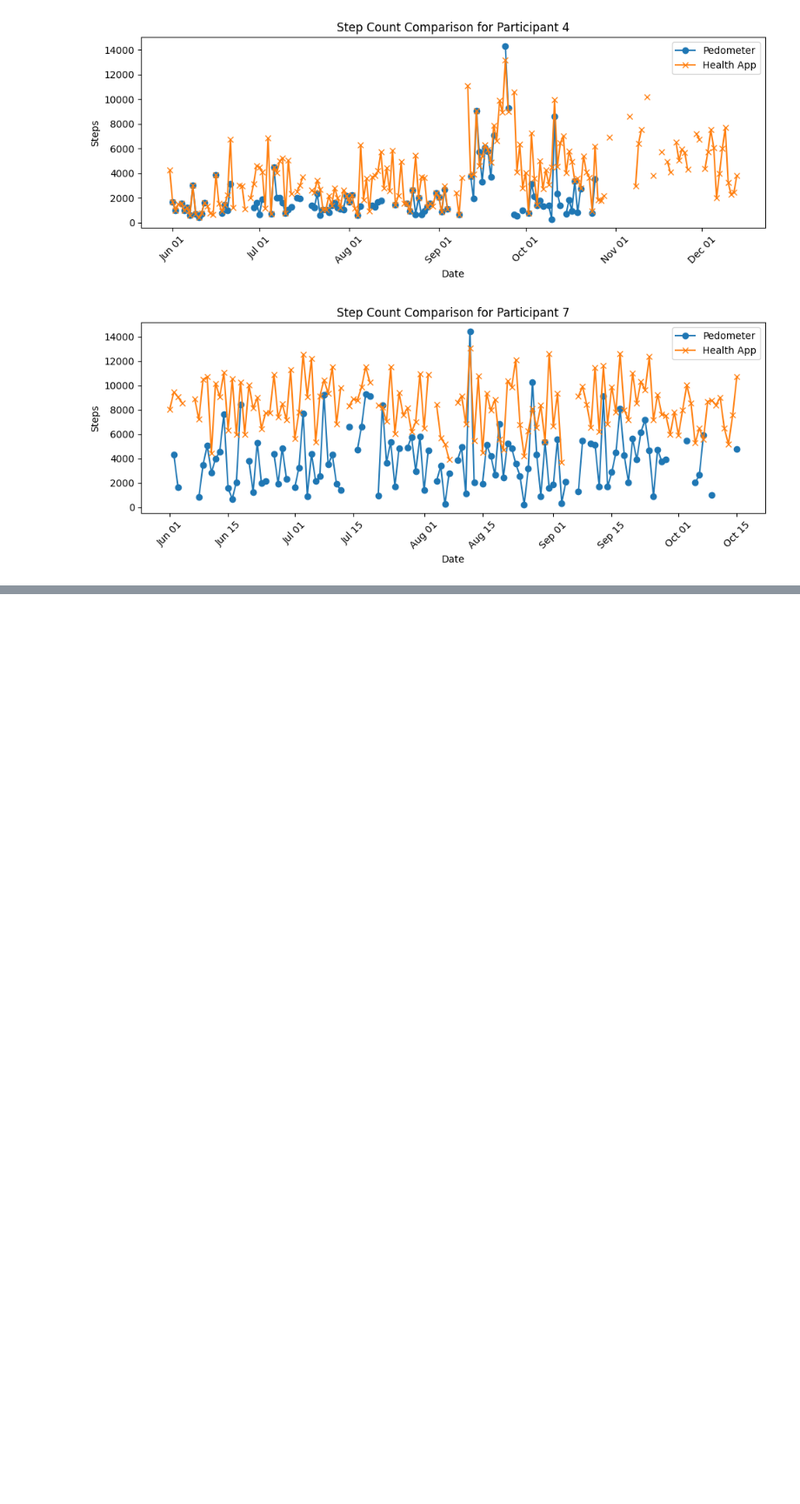
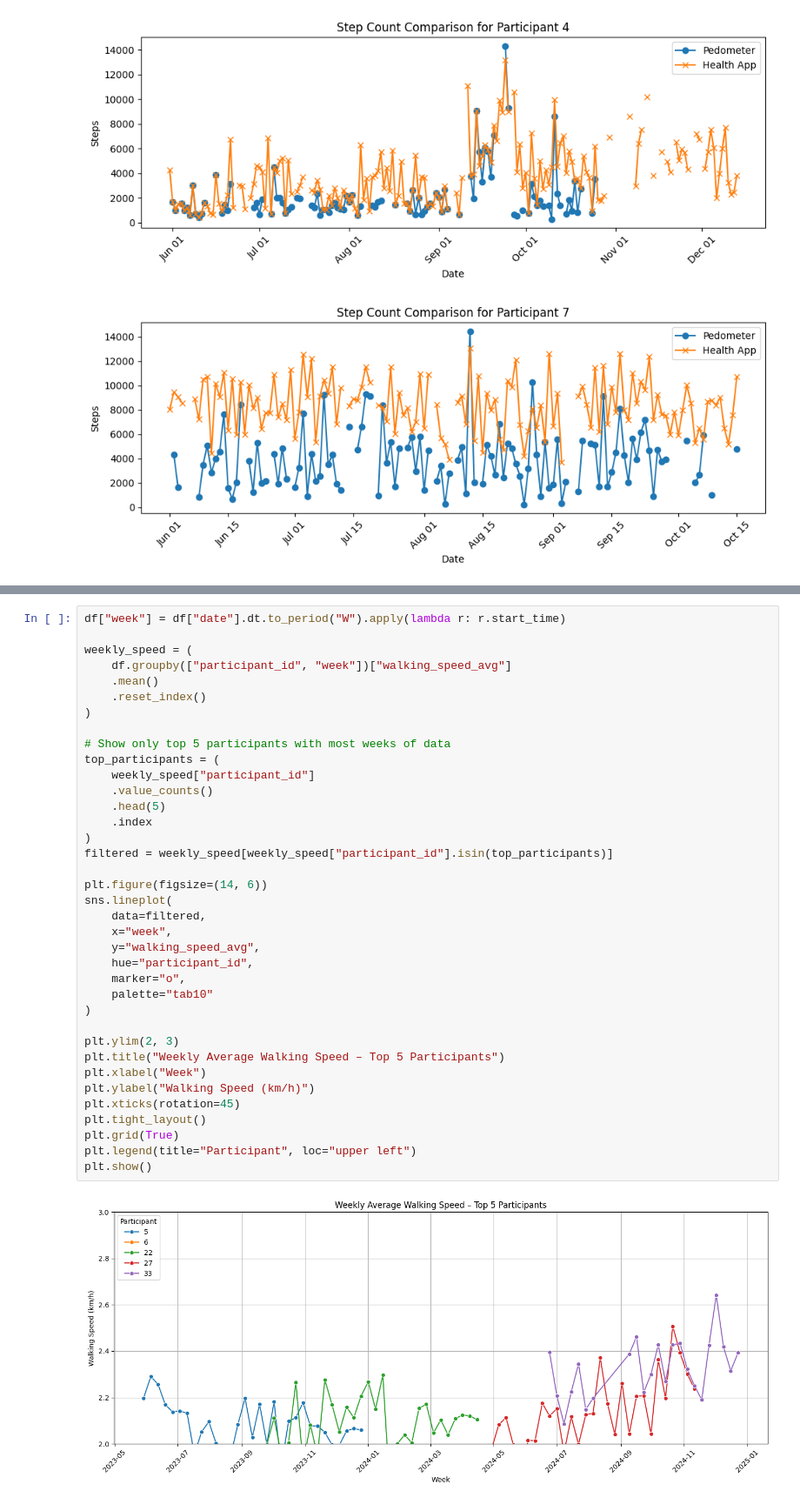
Before and after one commit to ut-southwestern/TechSANS_visualizations, a Jupyter notebook: techsans_summary.ipynb, the cells around one changed output, grey strips where cells are left out. Shown at 87% size. Saved outputs shown, nothing was run; the diff lists cells and outputs as text; blank space fills up the shorter version.

```diff
--- a/techsans_summary.ipynb
+++ b/techsans_summary.ipynb
@@ -721,0 +772,39 @@ for pid in sample_ids:
+# %%
+df["week"] = df["date"].dt.to_period("W").apply(lambda r: r.start_time)
+
+weekly_speed = (
+    df.groupby(["participant_id", "week"])["walking_speed_avg"]
+    .mean()
+    .reset_index()
+)
+
+# Show only top 5 participants with most weeks of data
+top_participants = (
+    weekly_speed["participant_id"]
+    .value_counts()
+    .head(5)
+    .index
+)
+filtered = weekly_speed[weekly_speed["participant_id"].isin(top_participants)]
+
+plt.figure(figsize=(14, 6))
+sns.lineplot(
+    data=filtered,
+    x="week",
+    y="walking_speed_avg",
+    hue="participant_id",
+    marker="o",
+    palette="tab10"
+)
+
+plt.ylim(2, 3)
+plt.title("Weekly Average Walking Speed – Top 5 Participants")
+plt.xlabel("Week")
+plt.ylabel("Walking Speed (km/h)")
+plt.xticks(rotation=45)
+plt.tight_layout()
+plt.grid(True)
+plt.legend(title="Participant", loc="upper left")
+plt.show()
+# %% [output]
+[figure, added]
```
Also changed, not shown: parts of 4 cells of this notebook.
